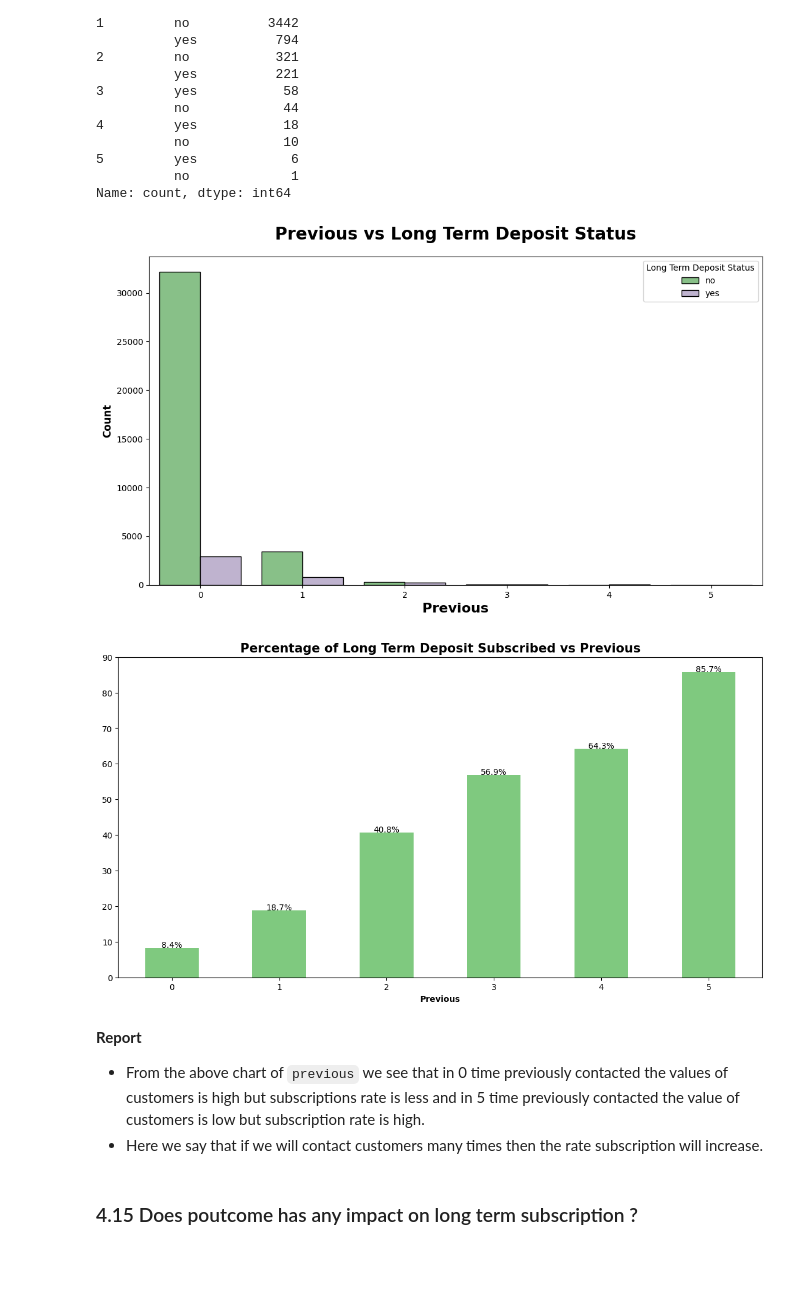
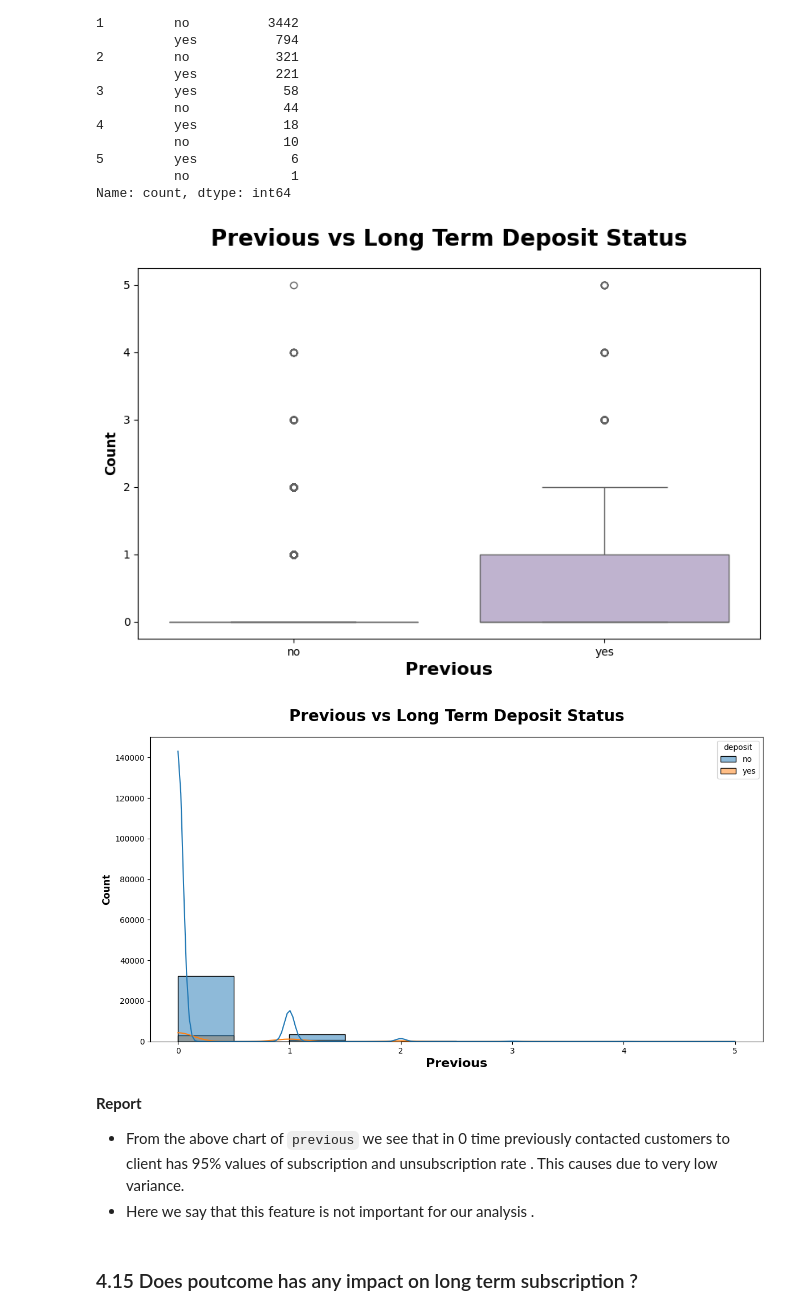
Before and after one commit to Pranavd8551/Long_term_deposit_prediction, a Jupyter notebook: notebook/1_EDA_Long_term_deposit_prediction.ipynb, the cells around one changed output. Cells and saved outputs as stored; diff of their text form; code cells hidden in the pictures; blank space fills up the shorter version.

```diff
--- a/notebook/1_EDA_US_visa.ipynb
+++ b/notebook/1_EDA_Long_term_deposit_prediction.ipynb
@@ -1122,36 +1111,27 @@ previous  deposit
           no             1
 Name: count, dtype: int64
 # %%
-plt.subplots(figsize=(13,7))
-sns.countplot(x="previous",hue="deposit", data=df, ec= "black",palette="Accent")
+plt.subplots(figsize=(10,6))
+sns.boxplot(x="deposit",y='previous', data=df, palette="Accent")
 plt.title("Previous vs Long Term Deposit Status", weight="bold",fontsize=20, pad=20)
 plt.ylabel("Count", weight="bold", fontsize=12)
 plt.xlabel("Previous", weight="bold", fontsize=16)
-plt.legend(title="Long Term Deposit Status", fancybox=True)
 plt.show()
 # %% [output]
-[figure, old version]
+[figure, new version]
 # %%
-plt.figure(figsize=[14,7])
-
-(100*df2[df2["deposit"].isin(['yes'])]['previous'].value_counts()/df2['previous'].value_counts()).plot(
-    kind='bar',stacked=True , colormap='Accent')
-plt.title("Percentage of Long Term Deposit Subscribed vs Previous" , fontsize = 15, fontweight ='bold'  )
-order1 = (100*df2[df2["deposit"].isin(['yes'])]['previous'].value_counts()/df2['previous'].value_counts())
-for n in range(order1.shape[0]):
-    count = order1[n]
-    strt='{:0.1f}%'.format(count)
-    plt.text(n,count+0.1,strt,ha='center')
-
-plt.xlabel('Previous' , fontweight ='bold')
-plt.xticks(rotation=0)
+plt.subplots(figsize=(14,7))
+sns.histplot(x="previous",hue="deposit",bins=10 , data=df, kde=True)
+plt.title("Previous vs Long Term Deposit Status", weight="bold",fontsize=20, pad=20)
+plt.xlabel("Previous", weight="bold", fontsize=16)
+plt.ylabel("Count", weight="bold", fontsize=12)
 plt.show()
 # %% [output]
-[figure, old version]
+[figure, new version]
 # %% [markdown]
 **Report**
-- From the above chart of `previous` we see that in 0 time previously contacted the values of customers is high but subscriptions rate is less and in 5 time previously contacted the value of customers is low but subscription rate is high.
-- Here we say that if we will contact customers many times then the rate subscription will increase.
+- From the above chart of `previous` we see that in 0 time previously contacted customers to client has  95% values of subscription and unsubscription rate . This causes due to very low variance.
+- Here we say that this feature is not important for our analysis .
 # %% [markdown]
 ### 4.15 Does poutcome has any impact on long term subscription ?
 # %%
```
Also changed, not shown: parts of 7 cells of this notebook, 4 other files.
